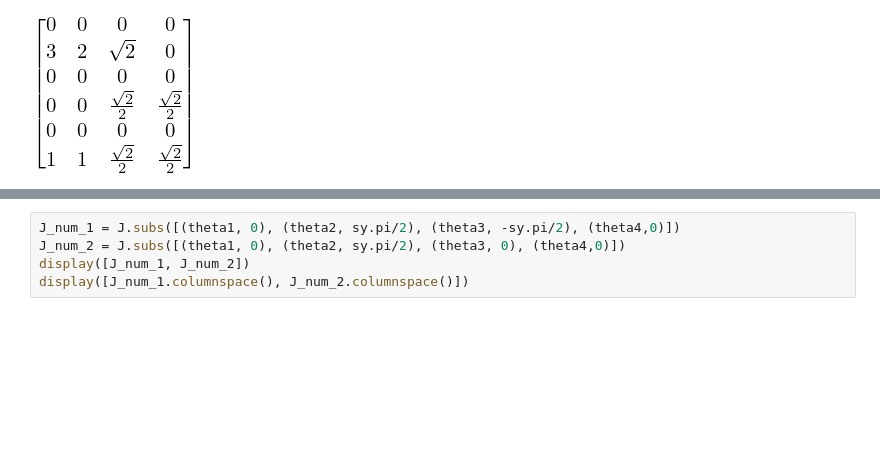
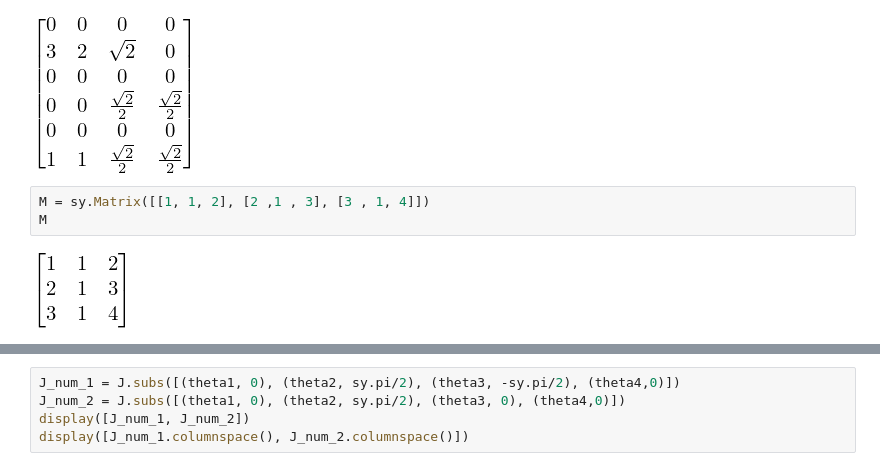
Before and after one commit to euler1sangamesh/Velocity_Jacobian_of_serial_robot, a Jupyter notebook: code_1.ipynb, the cells around one changed output, grey strips where cells are left out. Cells and saved outputs as stored; diff of their text form; blank space fills up the shorter version.

```diff
--- a/code_1.ipynb
+++ b/code_1.ipynb
@@ -178,3 +184,8 @@ J_num_1 = J.subs([(theta1, 0), (theta2, sy.pi/2), (theta3, -sy.pi/2), (theta4,0)
 J_num_1
 # %% [output]
 [figure]
+# %%
+M = sy.Matrix([[1, 1, 2], [2 ,1 , 3], [3 , 1, 4]])
+M
+# %% [output]
+[figure, added]
```
Also changed, not shown: parts of 2 cells of this notebook.
